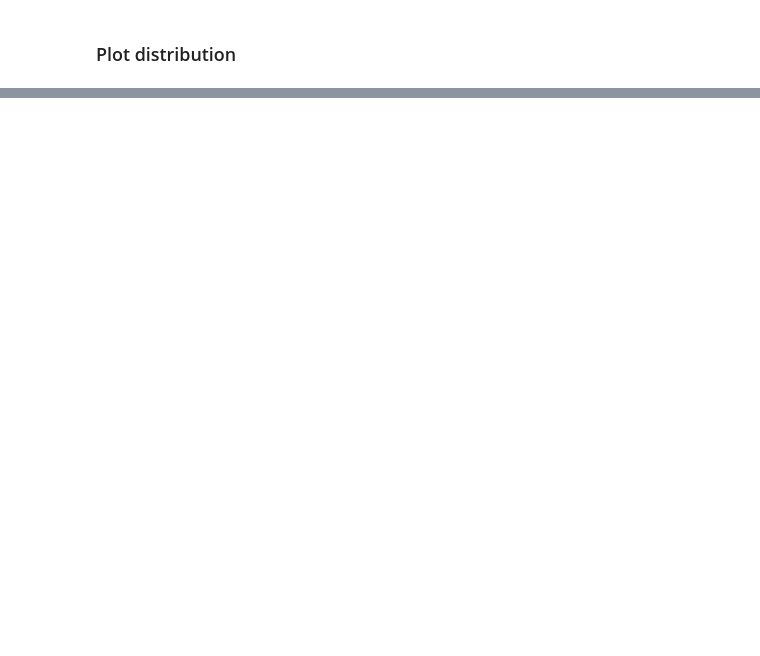
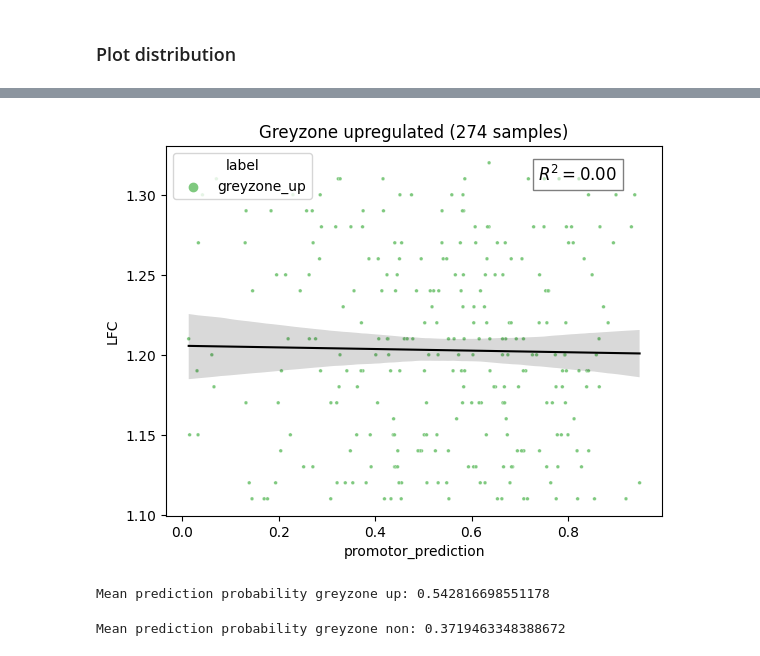
Before and after one commit to VIB-PSB/DeepDifE, a Jupyter notebook: notebooks/additional_analyses/grey_zone_test.ipynb, the cells around one changed output, grey strips where cells are left out. Cells and saved outputs as stored; diff of their text form; code cells hidden in the pictures; blank space fills up the shorter version.

```diff
--- a/notebooks/additional_analyses/grey_zone_test.ipynb
+++ b/notebooks/additional_analyses/grey_zone_test.ipynb
@@ -335,0 +439,39 @@ plt.show()
+# %%
+from scipy.stats import pearsonr
+
+sns.scatterplot(data=grey_ups, x='promotor_prediction', y='LFC', hue='label', hue_order=list(grey_ups.label.unique()), palette='Accent', s=7)
+
+# Plot the regression line without considering the hue (label)
+sns.regplot(
+    data=grey_ups,
+    x='promotor_prediction',
+    y='LFC',
+    scatter=False,  # No scatter points here since we already plotted them
+    color='black',  # Line color
+    line_kws={'lw': 1.5}  # Line width
+)
+
+# Calculate Pearson correlation coefficient and R^2
+pearson_corr, _ = pearsonr(grey_ups['promotor_prediction'], grey_ups['LFC'])
+r_squared = pearson_corr ** 2
+
+# Annotate the R^2 value on the plot
+plt.annotate(f'$R^2 = {r_squared:.2f}$', xy=(0.75, 0.95), xycoords='axes fraction', fontsize=12,
+             horizontalalignment='left', verticalalignment='top', bbox=dict(facecolor='white', alpha=0.5))
+
+up_count = all_greys[all_greys.label == 'greyzone_up'].shape[0]
+
+plt.title(f"Greyzone upregulated ({up_count} samples)")
+
+# Show the plot
+plt.show()
+# %% [output]
+[figure, added]
+# %%
+print(f"Mean prediction probability greyzone up: {all_greys[all_greys['label'] == 'greyzone_up']['promotor_prediction'].mean()}")
+# %% [output]
+Mean prediction probability greyzone up: 0.542816698551178
+# %%
+print(f"Mean prediction probability greyzone non: {all_greys[all_greys['label'] == 'greyzone_non']['promotor_prediction'].mean()}")
+# %% [output]
+Mean prediction probability greyzone non: 0.3719463348388672
```
Also changed, not shown: parts of 27 cells of this notebook, 5 other files.
